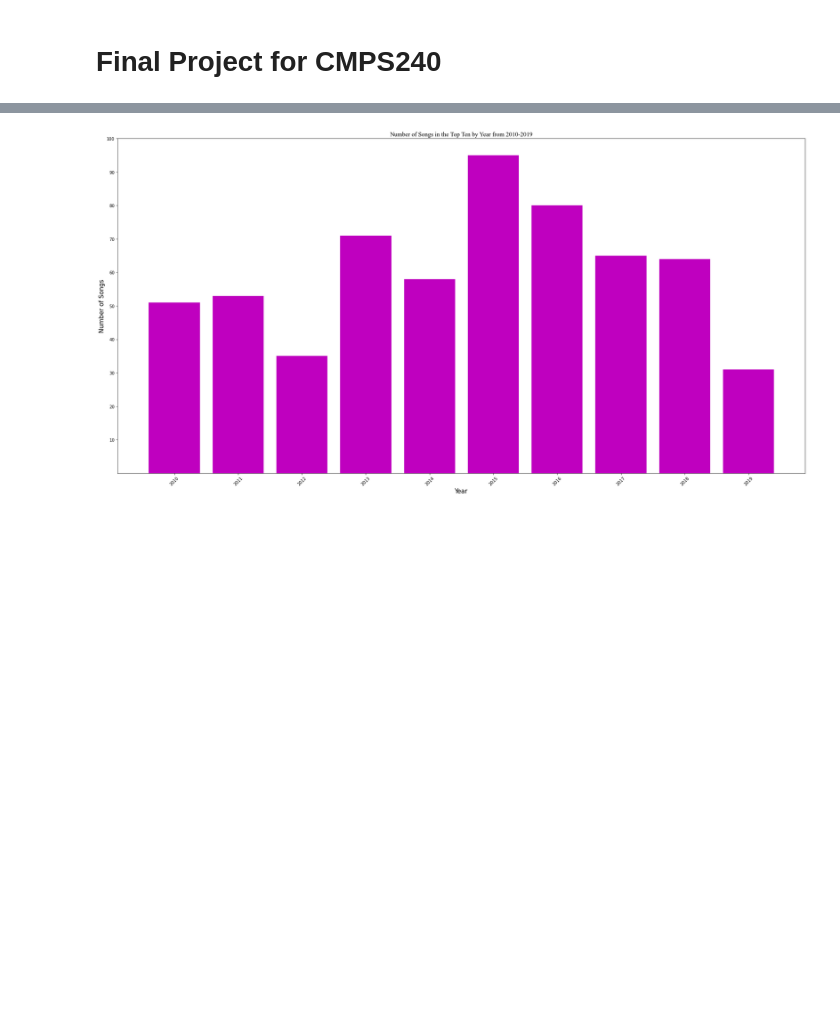
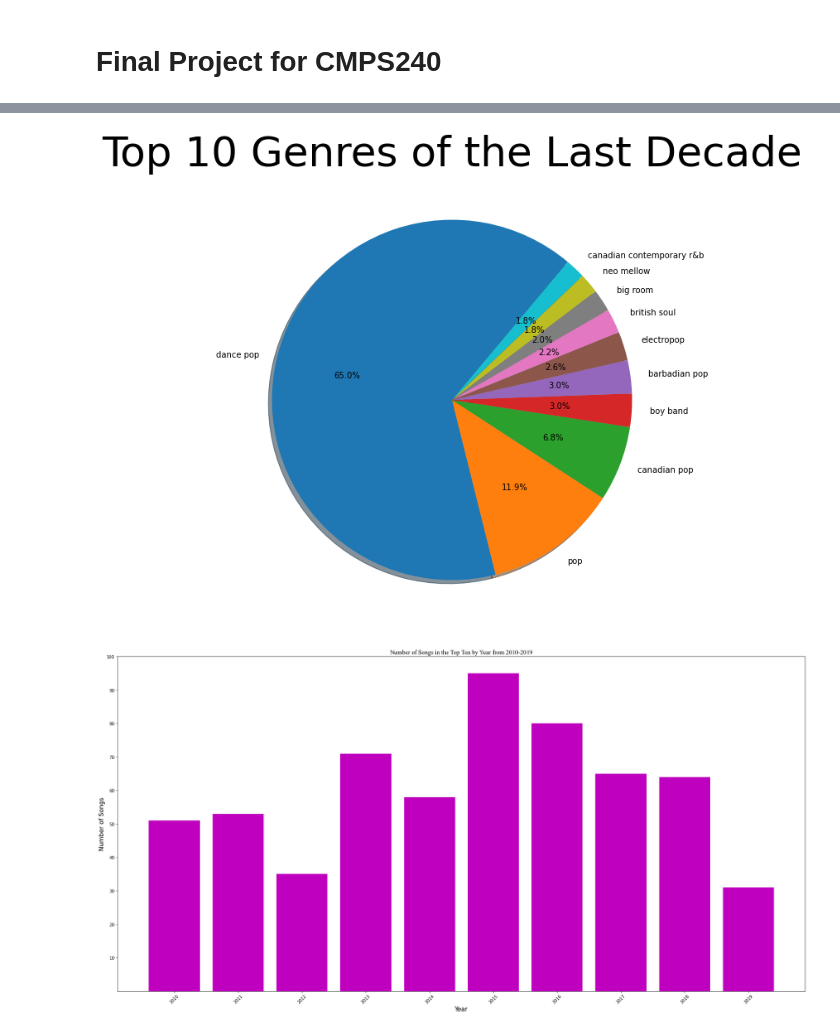
Before and after one commit to jvalliere/CMPS240-final-project, a Jupyter notebook: CMPS240_final_project.ipynb, the cells around one changed output, grey strips where cells are left out. Saved outputs shown, nothing was run; the diff lists cells and outputs as text; code cells hidden in the pictures; blank space fills up the shorter version.

```diff
--- a/CMPS240_final_project.ipynb
+++ b/CMPS240_final_project.ipynb
@@ -26,20 +17,0 @@ top10s
-# %%
-#Bar graph with percentages of genres over the 10 years
-genres = top10s['top genre'].groupby(top10s['top genre']).count()
-genres = genres.to_frame()
-genres.columns = ['n']
-genres.reset_index(inplace = True)
-genres.columns = ['genre','n']
-total = genres['n'].sum()
-percent = []
-for i in genres.n:
-    percent.append(round((i/total), 3))
-genres['percent'] = percent
-plt.bar(genres.genre, genres.percent, color = 'c')
-plt.xticks(genres.genre, fontsize = 20, rotation=90)
-plt.yticks(fontsize = 20)
-plt.title('Percent total of each genre in the Top 10 for 2010-2019', fontsize=60, fontname='Times New Roman')
-plt.xlabel("Genre", fontsize = 30)
-plt.ylabel("Percent", fontsize = 30)
-plt.rcParams['figure.figsize'] = [30, 15]
-plt.show()
@@ -47,0 +40,12 @@ plt.show()
+# %%
+#Cleaning Data: Initial Observations
+    #Beyonce's name causing random chars for 'e'
+    #298: Beyonce song (originally said 43776, instead of 7/11)
+    #121: add feature Nicki Minaj
+
+#fix every instance of "BeyoncÃ©" in dataset
+top10s['artist'].replace({"BeyoncÃ©":"Beyoncé"}, inplace = True)
+#fix specific title error
+top10s['title'].replace({"43776":"7/11", "Beauty And A Beat":"Beauty And A Beat (feat. Nicki Minaj)"}, inplace = True)
+
+print ("\nPOST-CORRECTIONS:\n", top10s.iloc[297], "\n\n", top10s.iloc[120])
@@ -48,3 +70,15 @@ plt.show()
+# %%
+#Pie chart with percentages of genres over the 10 years
+count = top10s['top genre'].value_counts().iloc[:10]
+gen = top10s['top genre'].value_counts().iloc[:10].index
+genre_pie = plt.pie(count, labels = gen,
+autopct='%1.1f%%', shadow=True, startangle=50)
+plt.title('Top 10 Genres of the Last Decade', fontsize=50)
+fig = plt.gcf()
+fig.set_size_inches(10,10)
+plt.show()
+# %% [output]
+[figure, added]
 # %%
 #Bar graph of how many songs reached top 10 per year
 songs_per_year = top10s['year'].groupby(top10s['year']).count()
```
Also changed, not shown: parts of 5 cells of this notebook.
